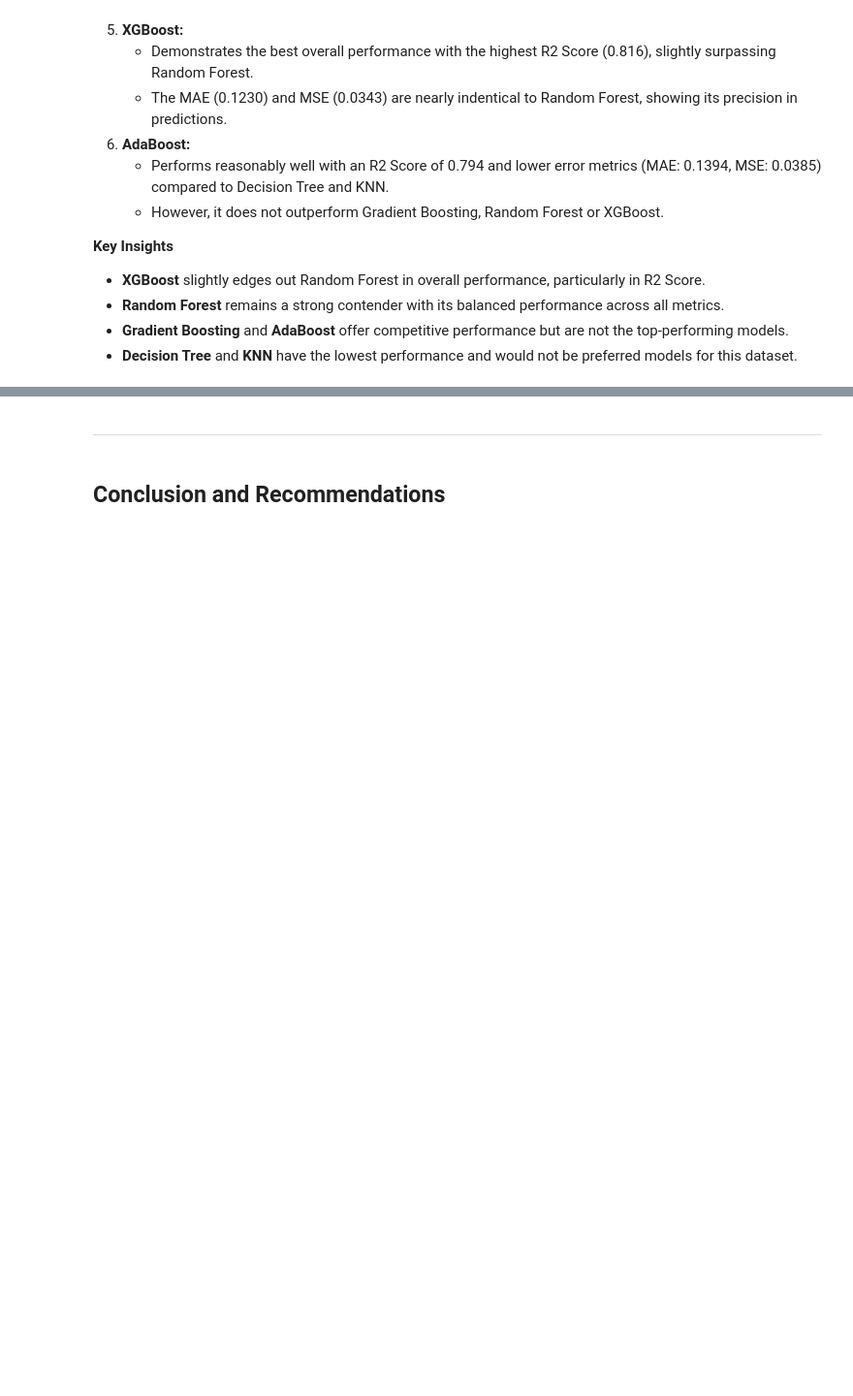
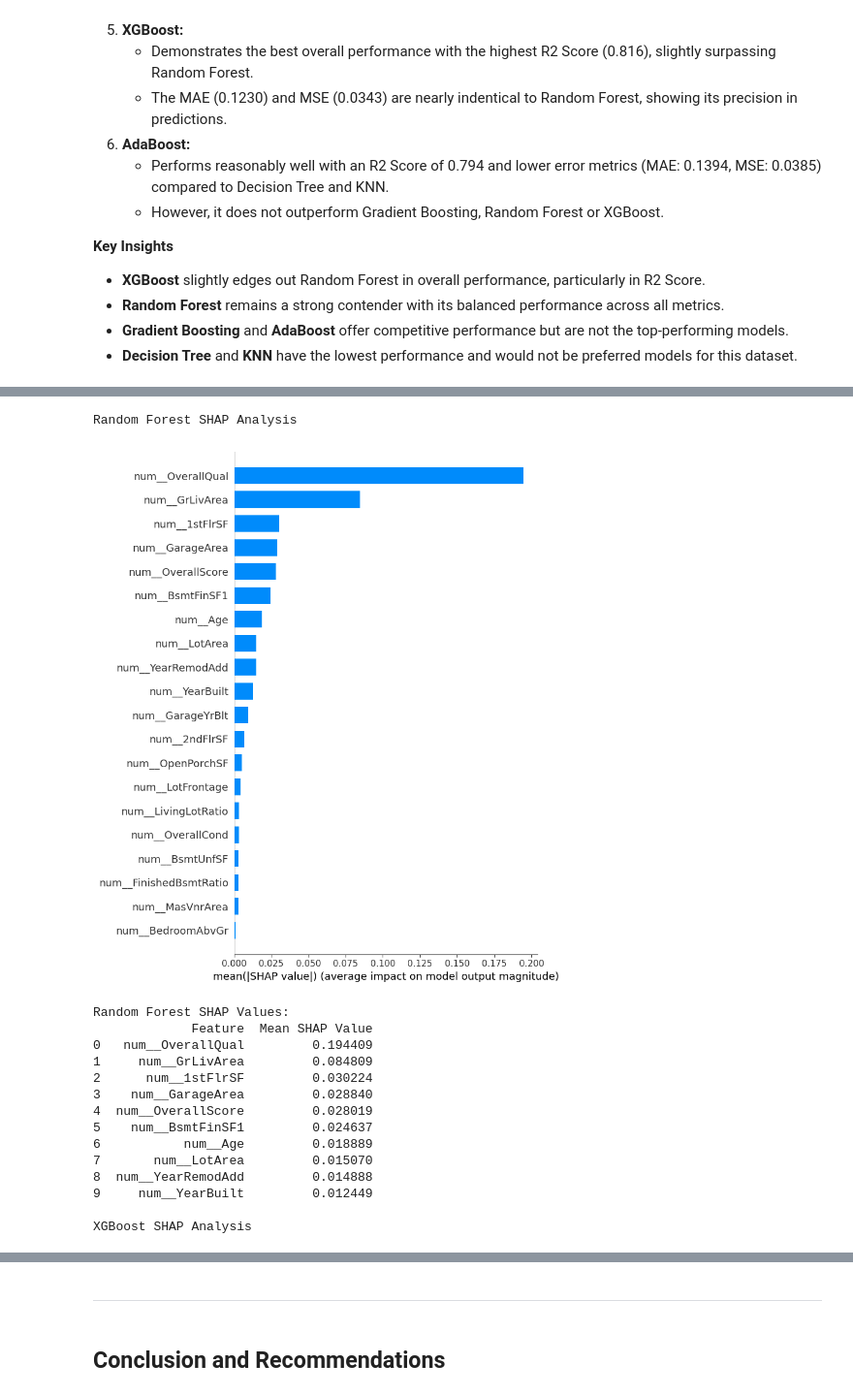
Before and after one commit to TonichaB/Predictive-Analytics-PP5, a Jupyter notebook: jupyter_notebooks/05_Model_Training_and_Evaluation.ipynb, the cells around one changed output, grey strips where cells are left out. Shown at 97% size. Cells and saved outputs as stored; diff of their text form; code cells hidden in the pictures; blank space fills up the shorter version.

Commit message:
feat: Complete SHAP analysis and review feature importance for model interpretability.

```diff
--- a/jupyter_notebooks/05_Model_Training_and_Evaluation.ipynb
+++ b/jupyter_notebooks/05_Model_Training_and_Evaluation.ipynb
@@ -1512,0 +1520,76 @@ for metric in metrics:
+# %%
+import shap
+
+# Random Forest SHAP Analysis
+print("Random Forest SHAP Analysis")
+explainer_rf = shap.TreeExplainer(best_rf)
+shap_values_rf = explainer_rf.shap_values(x_test)
+
+# SHAP Summary Plot for Random Forest
+shap.summary_plot(shap_values_rf, x_test, plot_type="bar", feature_names=x_test.columns.tolist())
+
+# Random Forest SHAP Values Table
+shap_rf_df = pd.DataFrame(shap_values_rf, columns=x_test.columns)
+shap_rf_mean = shap_rf_df.abs().mean(axis=0).sort_values(ascending=False)
+shap_rf_table = pd.DataFrame({
+    "Feature": shap_rf_mean.index,
+    "Mean SHAP Value": shap_rf_mean.values
+})
+print("Random Forest SHAP Values:")
+print(shap_rf_table.head(10))
+
+# XGBoost SHAP Analysis
+print("\nXGBoost SHAP Analysis")
+explainer_xgb = shap.TreeExplainer(additional_models["XGBoost"])
+shap_values_xgb = explainer_xgb.shap_values(x_test)
+
+# SHAP Summary Plot for XGBoost
+shap.summary_plot(shap_values_xgb, x_test, plot_type="bar", feature_names=x_test.columns.tolist())
+
+# XGBoost SHAP Values Table
+shap_xgb_df = pd.DataFrame(shap_values_xgb, columns=x_test.columns)
+shap_xgb_mean = shap_xgb_df.abs().mean(axis=0).sort_values(ascending=False)
+shap_xgb_table = pd.DataFrame({
+    "Feature": shap_xgb_mean.index,
+    "Mean SHAP Value": shap_xgb_mean.values
+})
+print("XGBoost SHAP Values:")
+print(shap_xgb_table.head(10))
+
+# SHAP Dependence Plot for Key Features
+shap.dependence_plot("num__OverallQual", shap_values_rf, x_test)
+shap.dependence_plot("num__OverallQual", shap_values_xgb, x_test)
+
+# Feature Importance Tables
+# Random Forest Feature Importance Table
+rf_importances = pd.DataFrame({
+    "Feature": x_train.columns,
+    "Importance": best_rf.feature_importances_
+}).sort_values(by="Importance", ascending=False)
+print("Random Forest Feature Importance:")
+print(rf_importances.head(10))
+
+# XGBoost Feature Importance Table
+xgb_importances = pd.DataFrame({
+    "Feature": x_train.columns,
+    "Importance": additional_models["XGBoost"].feature_importances_
+}).sort_values(by="Importance", ascending=False)
+print("\nXGBoost Feature Importance:")
+print(xgb_importances.head(10))
+# %% [output]
+Random Forest SHAP Analysis
+[figure, added]
+Random Forest SHAP Values:
+             Feature  Mean SHAP Value
+0   num__OverallQual         0.194409
+1     num__GrLivArea         0.084809
+2      num__1stFlrSF         0.030224
+3    num__GarageArea         0.028840
+4  num__OverallScore         0.028019
+5    num__BsmtFinSF1         0.024637
+6           num__Age         0.018889
+7       num__LotArea         0.015070
+8  num__YearRemodAdd         0.014888
+9     num__YearBuilt         0.012449
+
+XGBoost SHAP Analysis
```
Also changed, not shown: parts of 10 cells of this notebook.
